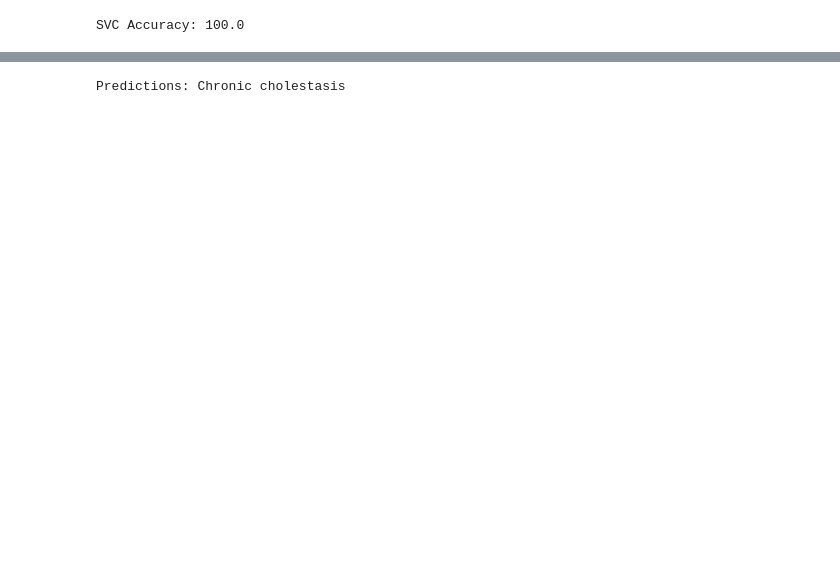
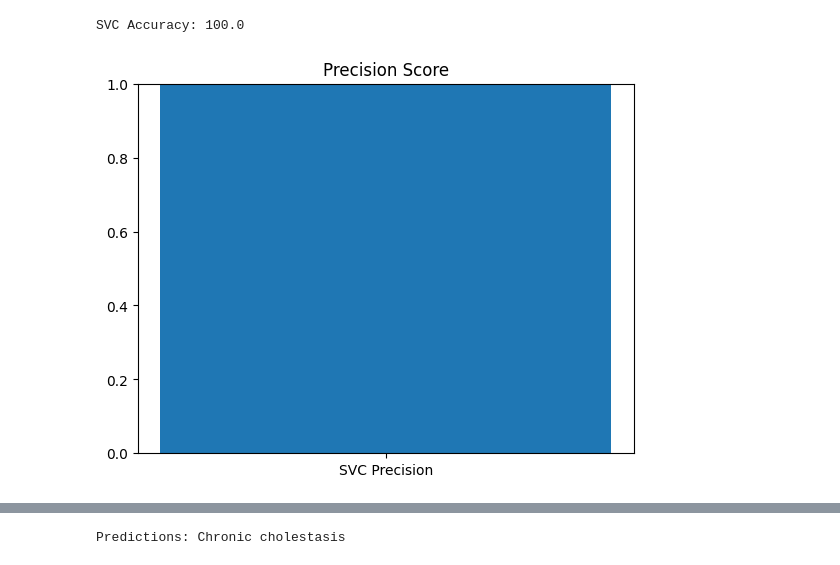
Before and after one commit to pooranjoyb/health-bridge, a Jupyter notebook: health-bridge/models/train/model.ipynb, the cells around one changed output, grey strips where cells are left out. Saved outputs shown, nothing was run; the diff lists cells and outputs as text; code cells hidden in the pictures; blank space fills up the shorter version.

```diff
--- a/health-bridge/models/train/model.ipynb
+++ b/health-bridge/models/train/model.ipynb
@@ -78,7 +96,21 @@ Accuracy: 100.0
 from sklearn.svm import SVC
 machine=SVC()
 machine.fit(X_train,y_train)
+y_pred = machine.predict(X_test)
 accuracy=machine.score(X_test,y_test)
 print("SVC Accuracy:", accuracy*100)
 # %% [output]
 SVC Accuracy: 100.0
+# %%
+from sklearn.metrics import precision_score
+import matplotlib.pyplot as plt
+# Predict the target variable on the test data
+
+precision = precision_score(y_test, y_pred, average="weighted")
+
+plt.bar(['SVC Precision'], [precision])
+plt.ylim(0, 1)
+plt.title('Precision Score')
+plt.show()
+# %% [output]
+[figure, added]
```
Also changed, not shown: parts of 6 cells of this notebook.
